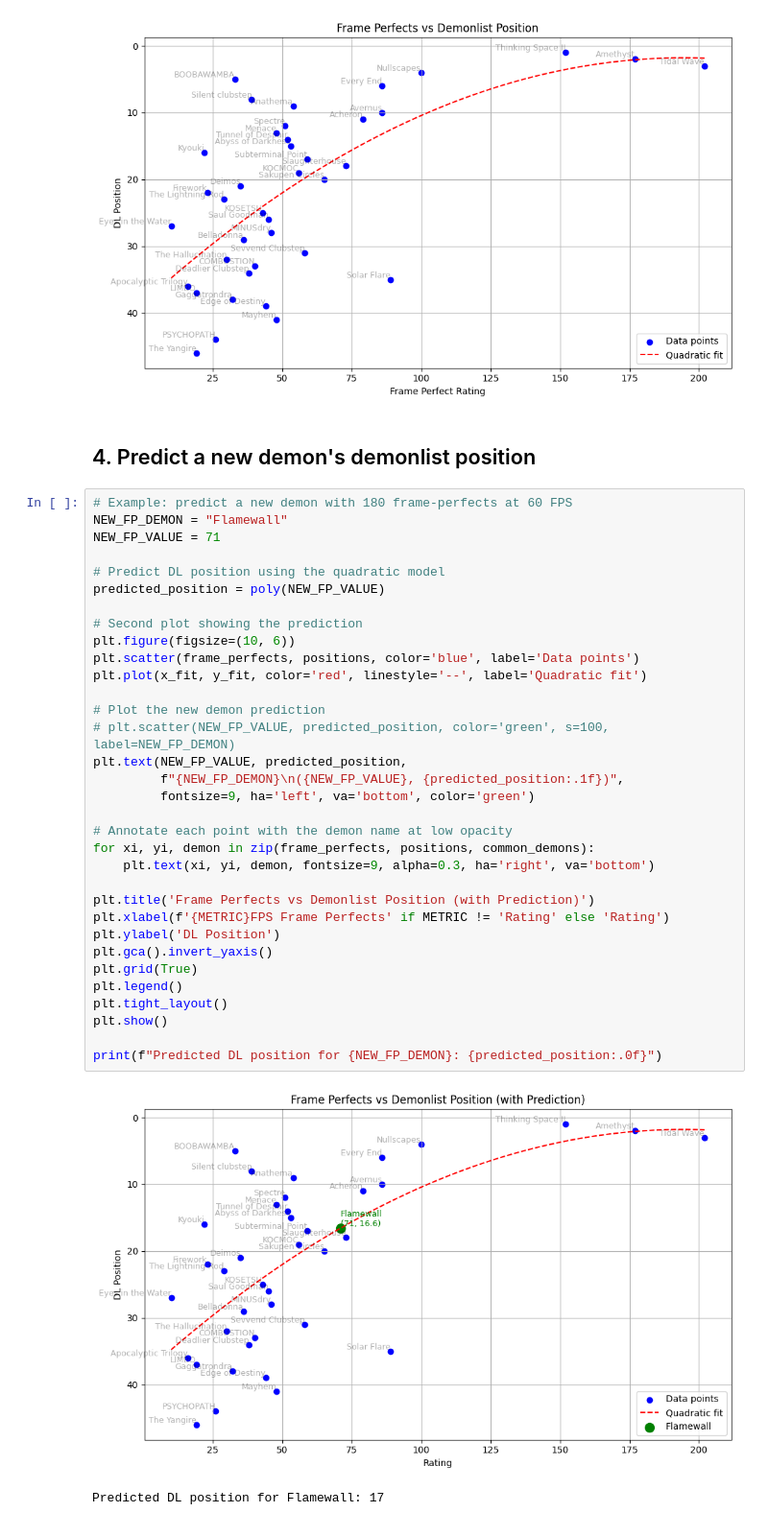
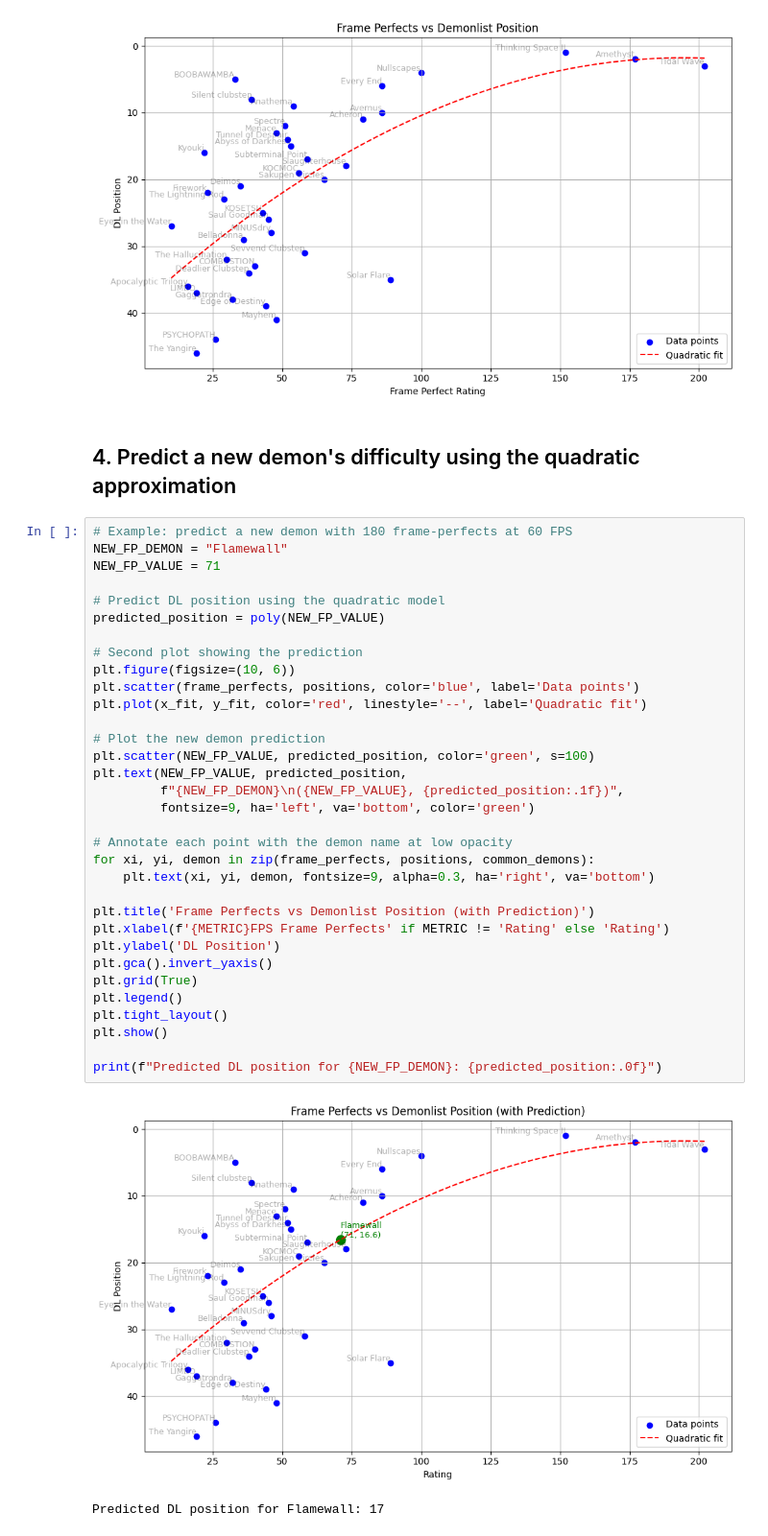
Before and after one commit to AlexMarinkovich/Geometry-Dash-Difficulty-Predictor, a Jupyter notebook: main.ipynb, the cells around one changed output. Shown at 96% size. Saved outputs shown, nothing was run; the diff lists cells and outputs as text.

```diff
--- a/main.ipynb
+++ b/main.ipynb
@@ -107,40 +107,40 @@ plt.show()
 # %% [output]
 [figure]
 # %% [markdown]
-## 4. Predict a new demon's demonlist position
+## 4. Predict a new demon's difficulty using the quadratic approximation
 # %%
 # Example: predict a new demon with 180 frame-perfects at 60 FPS
 NEW_FP_DEMON = "Flamewall"
 NEW_FP_VALUE = 71
 
 # Predict DL position using the quadratic model
 predicted_position = poly(NEW_FP_VALUE)
 
 # Second plot showing the prediction
 plt.figure(figsize=(10, 6))
 plt.scatter(frame_perfects, positions, color='blue', label='Data points')
 plt.plot(x_fit, y_fit, color='red', linestyle='--', label='Quadratic fit')
 
 # Plot the new demon prediction
-# plt.scatter(NEW_FP_VALUE, predicted_position, color='green', s=100, label=NEW_FP_DEMON)
+plt.scatter(NEW_FP_VALUE, predicted_position, color='green', s=100)
 plt.text(NEW_FP_VALUE, predicted_position,
          f"{NEW_FP_DEMON}\n({NEW_FP_VALUE}, {predicted_position:.1f})",
          fontsize=9, ha='left', va='bottom', color='green')
 
 # Annotate each point with the demon name at low opacity
 for xi, yi, demon in zip(frame_perfects, positions, common_demons):
     plt.text(xi, yi, demon, fontsize=9, alpha=0.3, ha='right', va='bottom')
 
 plt.title('Frame Perfects vs Demonlist Position (with Prediction)')
 plt.xlabel(f'{METRIC}FPS Frame Perfects' if METRIC != 'Rating' else 'Rating')
 plt.ylabel('DL Position')
 plt.gca().invert_yaxis()
 plt.grid(True)
 plt.legend()
 plt.tight_layout()
 plt.show()
 
 print(f"Predicted DL position for {NEW_FP_DEMON}: {predicted_position:.0f}")
 # %% [output]
-[figure, old version]
+[figure, new version]
 Predicted DL position for Flamewall: 17
```
